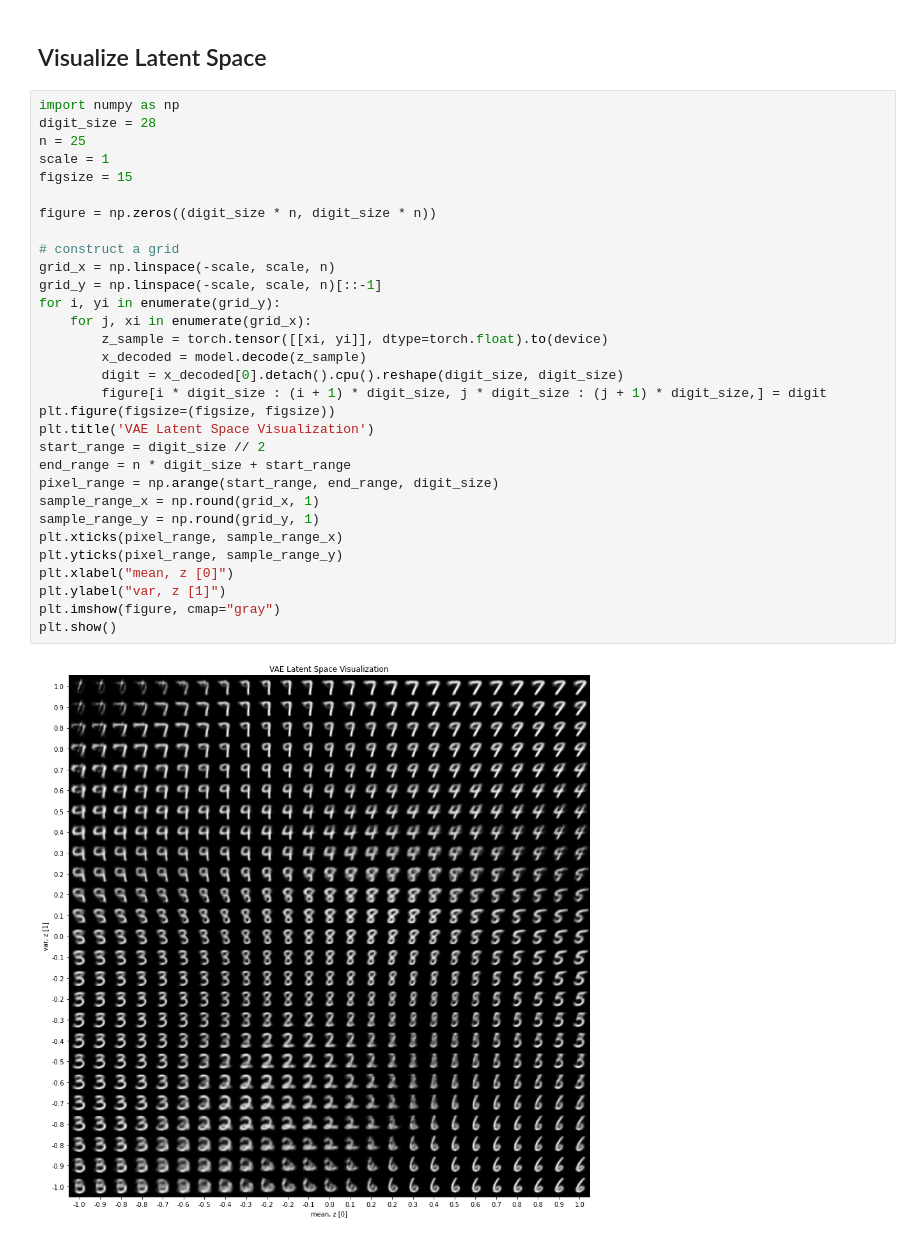
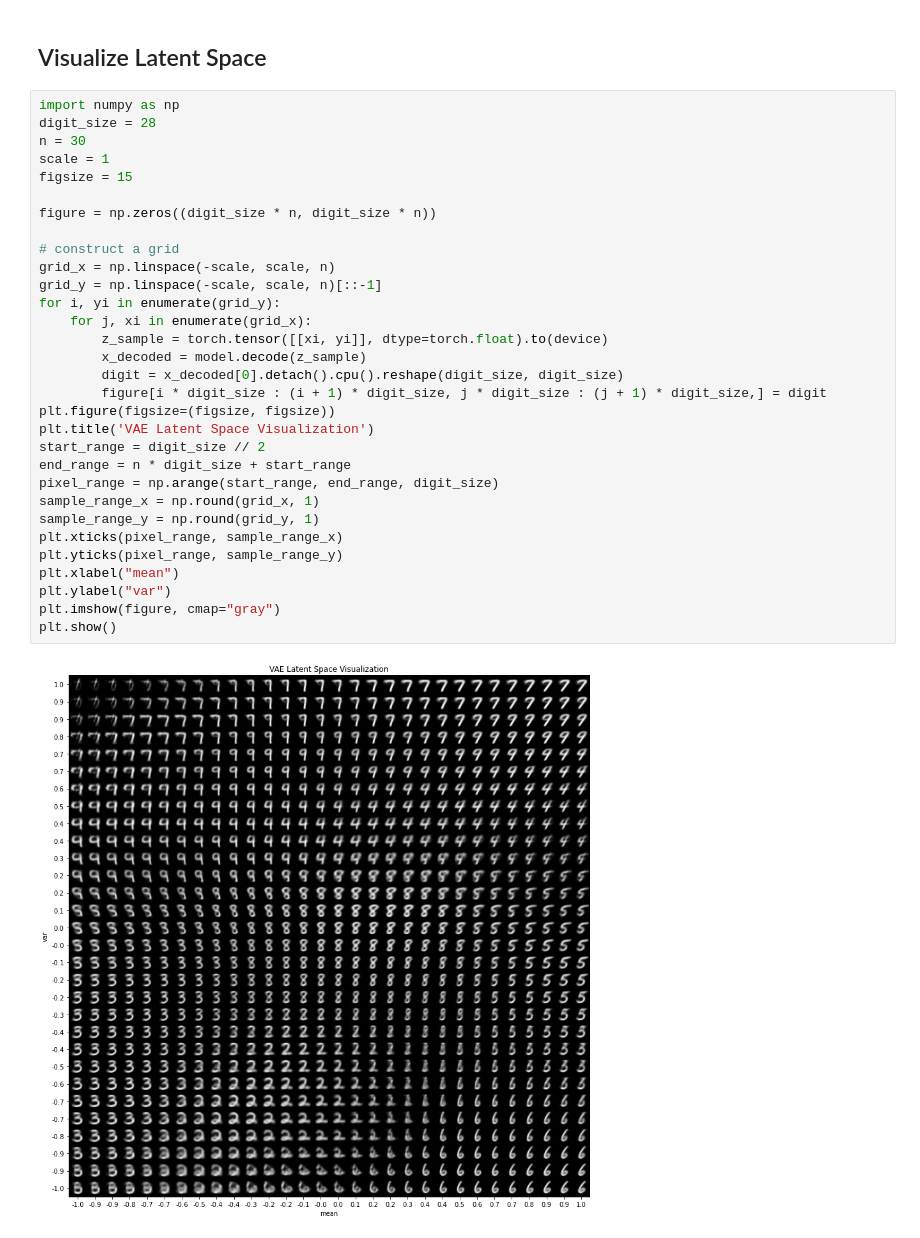
Before and after one commit to EzraApple/gen_ai_demos, a Jupyter notebook: MNIST_VAE/demo.ipynb, the cells around one changed output. Saved outputs shown, nothing was run; the diff lists cells and outputs as text.

```diff
--- a/MNIST_VAE/demo.ipynb
+++ b/MNIST_VAE/demo.ipynb
@@ -96,33 +96,33 @@ Epoch 100/100 | Average Batch Loss: 720.6544398938195 | KL 398.5242004394531 | R
 # %%
 import numpy as np
 digit_size = 28
-n = 25
+n = 30
 scale = 1
 figsize = 15
 
 figure = np.zeros((digit_size * n, digit_size * n))
 
 # construct a grid
 grid_x = np.linspace(-scale, scale, n)
 grid_y = np.linspace(-scale, scale, n)[::-1]
 for i, yi in enumerate(grid_y):
     for j, xi in enumerate(grid_x):
         z_sample = torch.tensor([[xi, yi]], dtype=torch.float).to(device)
         x_decoded = model.decode(z_sample)
         digit = x_decoded[0].detach().cpu().reshape(digit_size, digit_size)
         figure[i * digit_size : (i + 1) * digit_size, j * digit_size : (j + 1) * digit_size,] = digit
 plt.figure(figsize=(figsize, figsize))
 plt.title('VAE Latent Space Visualization')
 start_range = digit_size // 2
 end_range = n * digit_size + start_range
 pixel_range = np.arange(start_range, end_range, digit_size)
 sample_range_x = np.round(grid_x, 1)
 sample_range_y = np.round(grid_y, 1)
 plt.xticks(pixel_range, sample_range_x)
 plt.yticks(pixel_range, sample_range_y)
-plt.xlabel("mean, z [0]")
-plt.ylabel("var, z [1]")
+plt.xlabel("mean")
+plt.ylabel("var")
 plt.imshow(figure, cmap="gray")
 plt.show()
 # %% [output]
-[figure, old version]
+[figure, new version]
```
Also changed, not shown: 10 other files.
